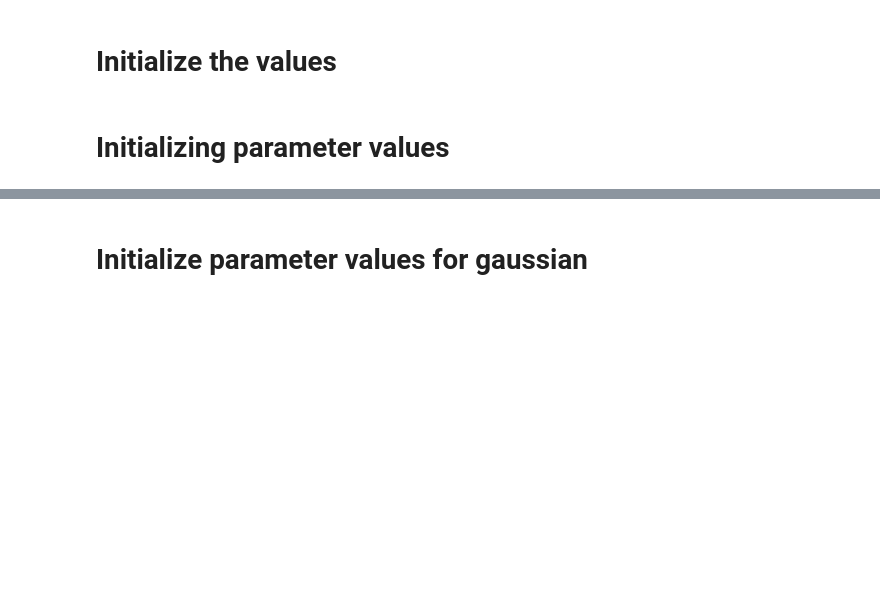
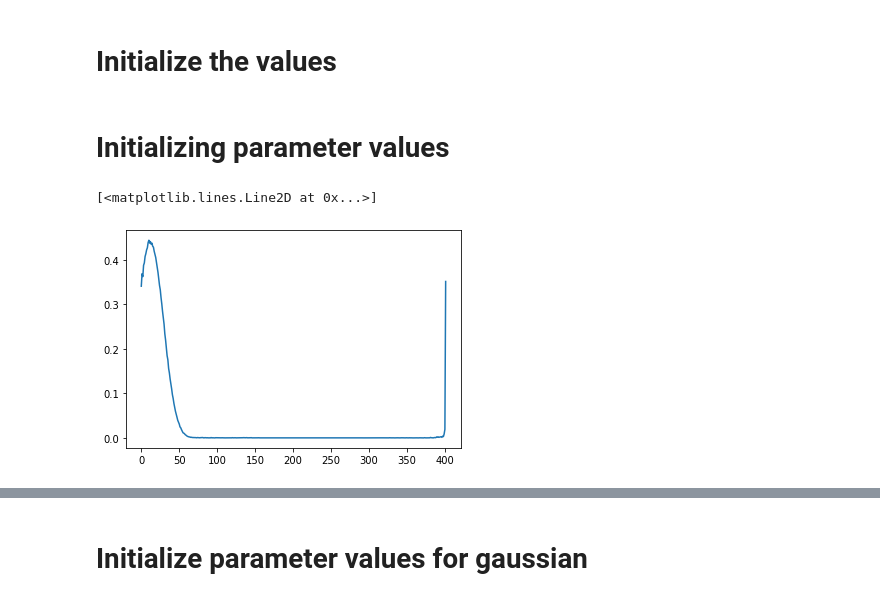
Before and after one commit to polyquantique/optimal_pumps, a Jupyter notebook: compare_with_gaussian.ipynb, the cells around one changed output, grey strips where cells are left out. Saved outputs shown, nothing was run; the diff lists cells and outputs as text; code cells hidden in the pictures; blank space fills up the shorter version.

```diff
--- a/compare_with_gaussian.ipynb
+++ b/compare_with_gaussian.ipynb
@@ -57,3 +58,8 @@ a.append(1/jnp.cosh((jnp.linspace(2*wi, 2*wf, 2*N))**2))
 a = jnp.array(a)
 a = jnp.reshape(a, 2*len(a[0]))
 optimized = jax_opt.minimize(get_total_loss, a, args = (N, alpha, G, H, l, y_N, y_K), method = "BFGS")
+# %%
+plt.plot(np.abs(complex_a))
+# %% [output]
+[<matplotlib.lines.Line2D at 0x...>]
+[figure, added]
```
Also changed, not shown: parts of 8 cells of this notebook, 2 other files.
